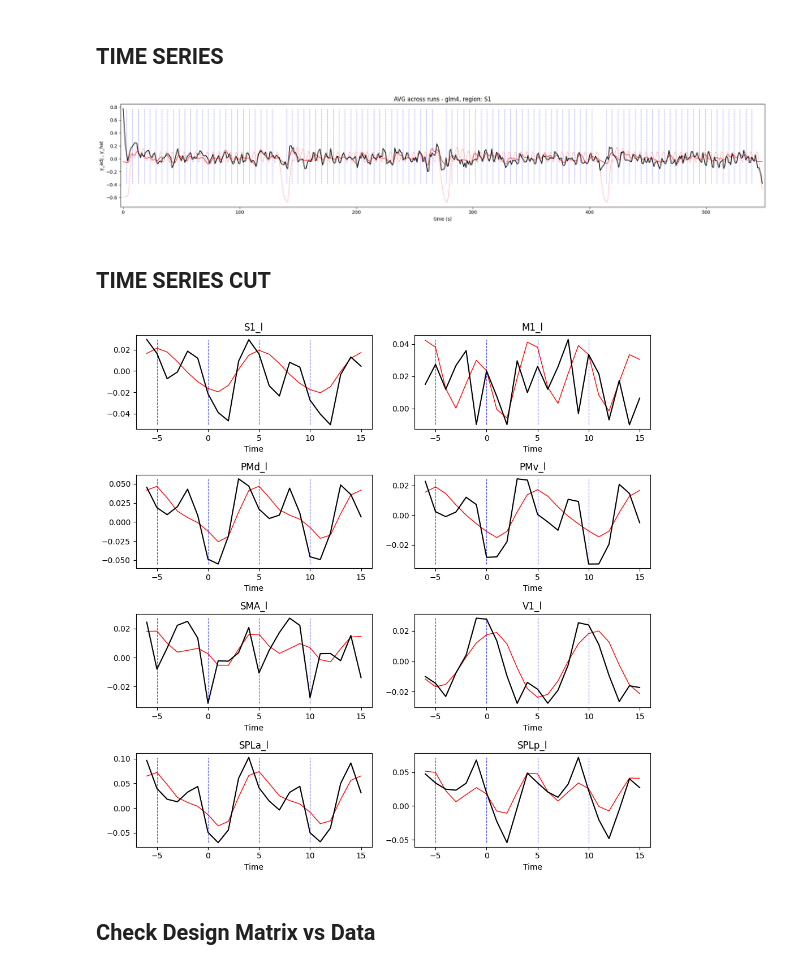
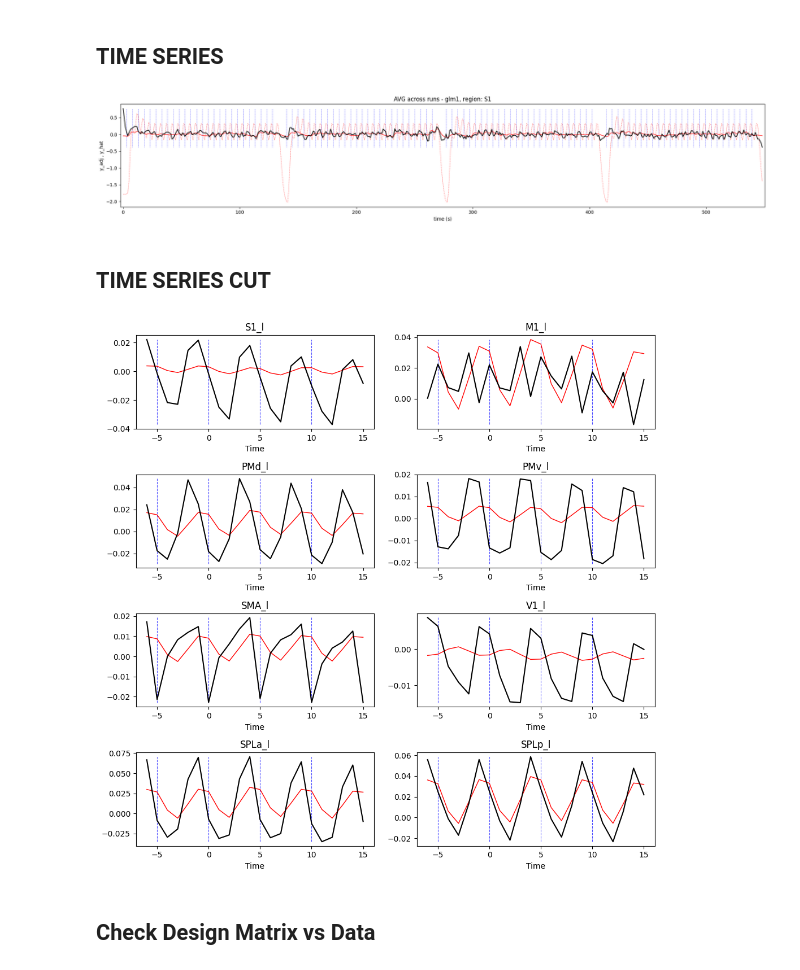
Before and after one commit to alighavam/EFC_patternfMRI, a Jupyter notebook: efcp_mri.ipynb, the cells around one changed output. Saved outputs shown, nothing was run; the diff lists cells and outputs as text; code cells hidden in the pictures.

```diff
--- a/efcp_mri.ipynb
+++ b/efcp_mri.ipynb
@@ -43,7 +43,7 @@ spm.get_info_from_spm_mat()
 ## TIME SERIES
 # %%
 sn = 101
-glm = 4
+glm = 1
 ses = 2
 region = 1
 
@@ -134,43 +134,43 @@ events = pd.read_table(os.path.join(baseDir, behavDir, f's{sn}', f'ses-{ses:02d}
 # T = events.copy()
 # T['y_adj'] = np.nan
 # T['y_hat'] = np.nan
 T = pd.DataFrame()
 
 blocks = np.unique(events['BN'])
 for r in range(np.shape(y_adj)[1]):
     for i, BN in enumerate(blocks):
         tmp = pd.DataFrame()
         y_adj_reg = y_adj[SPM['Sess'][i]['row']-1, r]
         y_hat_reg = y_hat[SPM['Sess'][i]['row']-1, r]
         onsets = events[events['BN']==BN]['Onset']
         y_adj_cut = extract_snippets(y_adj_reg, pre_idx, post_idx, onsets)
         y_hat_cut = extract_snippets(y_hat_reg, pre_idx, post_idx, onsets)
 
         tmp = pd.concat([tmp, events[events['BN']==BN]], axis=1).reset_index(drop=True)
         tmp['region'] = r
 
         col_names = [f"y_adj{i}" for i in range(y_adj_cut.shape[1])]
         df_y_adj = pd.DataFrame(y_adj_cut, columns=col_names)
         tmp = pd.concat([tmp, df_y_adj], axis=1).reset_index(drop=True)
 
         col_names = [f"y_hat{i}" for i in range(y_hat_cut.shape[1])]
         df_y_hat = pd.DataFrame(y_hat_cut, columns=col_names)
         tmp = pd.concat([tmp, df_y_hat], axis=1).reset_index(drop=True)
 
         T = pd.concat([T, tmp], axis=0).reset_index(drop=True)
 
 T.to_csv(os.path.join(baseDir, regDir, f's{sn}', f'ses-{ses:02d}', f'time_series_cut_glm{glm}.csv'), index=False)
 # %% [output]
-[figure, old version]
+[figure, new version]
 # %% [markdown]
 ## TIME SERIES CUT
 # %%
 sn = 101
-glm = 4
-ses = 1
+glm = 1
+ses = 2
 
 T = pd.read_csv(os.path.join(baseDir, regDir, f's{sn}', f'ses-{ses:02d}', f'time_series_cut_glm{glm}.csv'))
-T = T[T['repetition']==1]
+# T = T[T['repetition']==1]
 t = np.arange(-6, 16, 1)
 roi_names = ['_l', 'S1_l', 'M1_l', 'PMd_l', 'PMv_l', 'SMA_l', 'V1_l', 'SPLa_l', 'SPLp_l', '_r', 'S1_r', 'M1_r', 'PMd_r', 'PMv_r', 'SMA_r', 'V1_r', 'SPLa_r', 'SPLp_r']
 
@@ -192,7 +192,7 @@ plt.tight_layout()
 plt.savefig(f'./figures/efcp_Yhat_Yadj_my_glm{glm}_ses{ses}.pdf', bbox_inches="tight")
 plt.show()
 # %% [output]
-[figure, old version]
+[figure, new version]
 # %% [markdown]
 ## Check Design Matrix vs Data
 # %%
```
